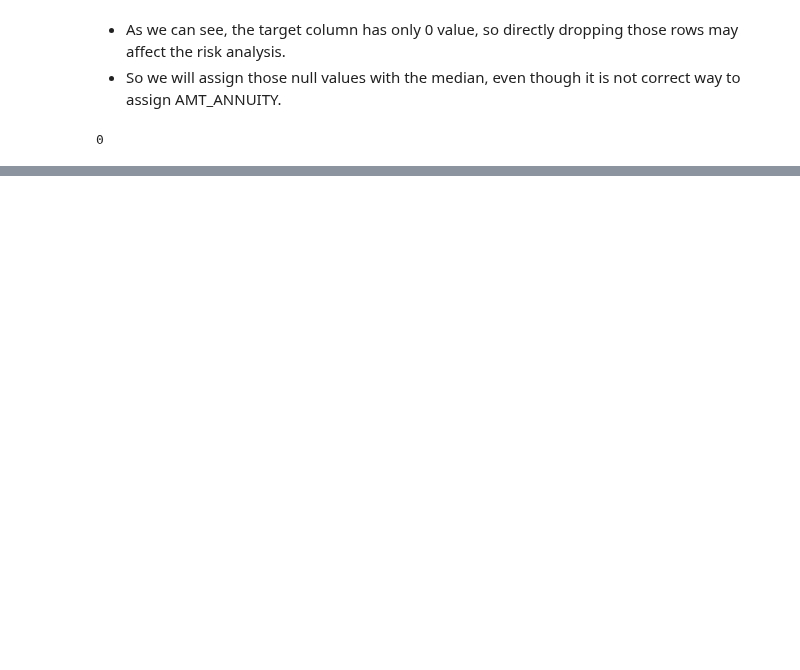
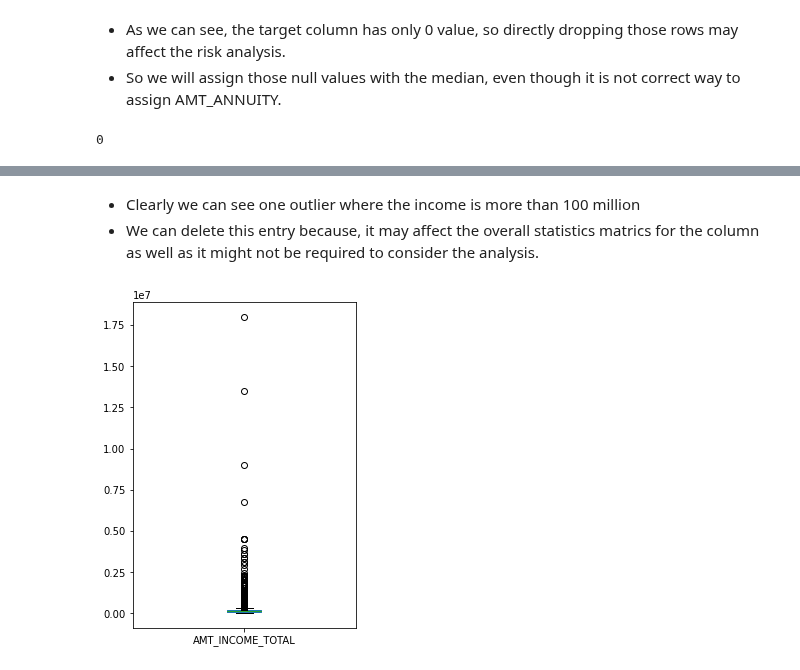
Before and after one commit to shardul-rajhans/Bank-Credit-Loan-Risk-Analytics-EDA, a Jupyter notebook: shardul_sohini_eda_case_study.ipynb, the cells around one changed output, grey strips where cells are left out. Drawn from its saved outputs; the diff is of its cells as text; code cells hidden in the pictures; blank space fills up the shorter version.

```diff
--- a/shardul_sohini_eda_case_study.ipynb
+++ b/shardul_sohini_eda_case_study.ipynb
@@ -290,0 +546,11 @@ application_data.AMT_ANNUITY.isnull().sum()
+# %% [markdown]
+- Clearly we can see one outlier where the income is more than 100 million
+- We can delete this entry because, it may affect the overall statistics matrics for the column as well as it might not be required to consider the analysis.
+# %%
+application_data = application_data[application_data.AMT_INCOME_TOTAL <= 100*pow(10,6)]
+#Plot a box plot for this column once again
+plt.figure(figsize=[4,6])
+application_data.AMT_INCOME_TOTAL.plot.box()
+plt.show()
+# %% [output]
+[figure, added]
```
Also changed, not shown: parts of 58 cells of this notebook.
